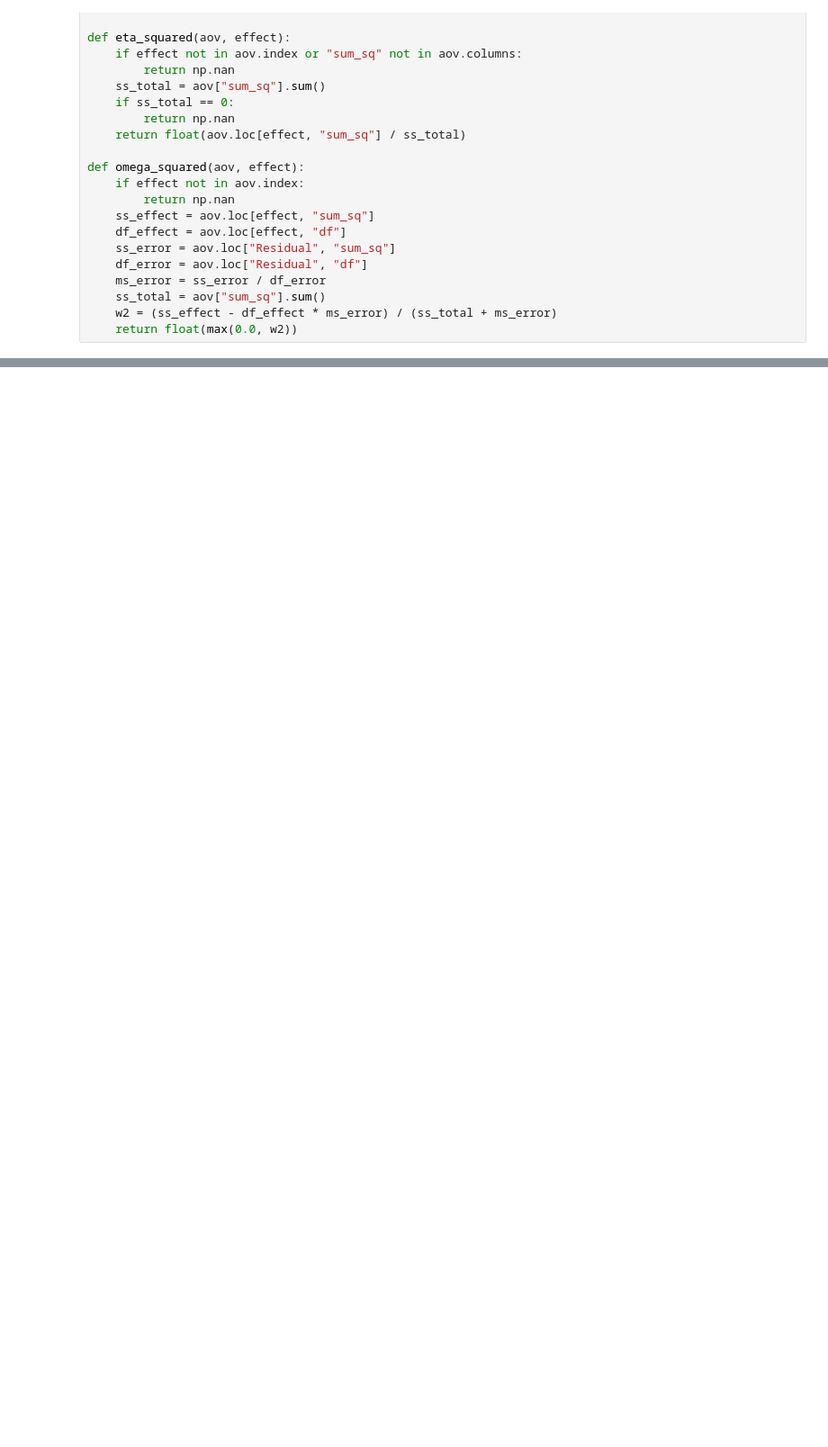
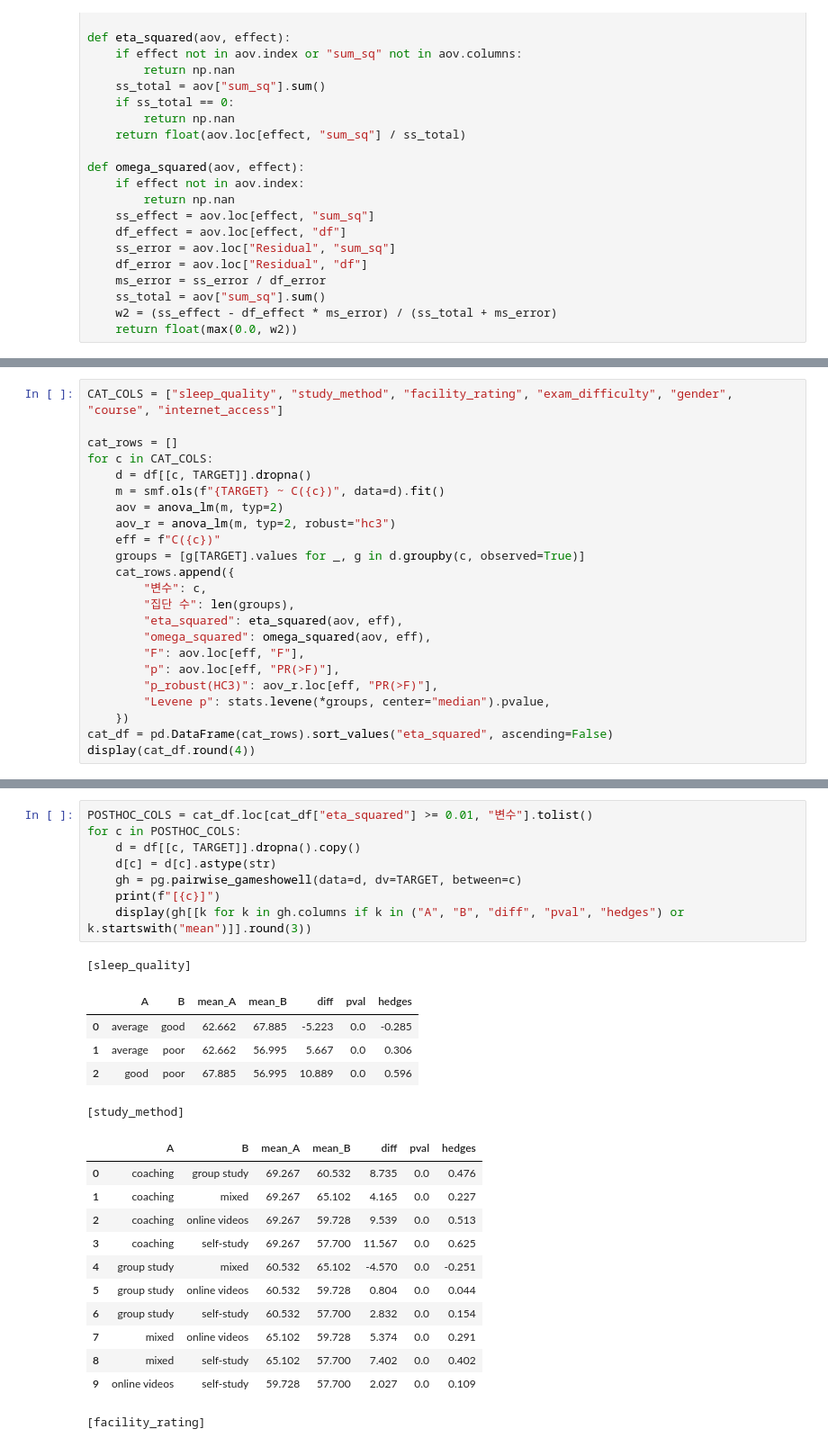
Before and after one commit to ikhyun00/Kaggle-Student-Score-Predict, a Jupyter notebook: Kaggle_시험점수예측_메인.ipynb, the cells around one changed output, grey strips where cells are left out. Shown at 90% size. Drawn from its saved outputs; the diff is of its cells as text; blank space fills up the shorter version.

```diff
--- a/Kaggle_시험점수예측_메인.ipynb
+++ b/Kaggle_시험점수예측_메인.ipynb
@@ -1213,0 +154,23 @@ group1 group2 meandiff p-adj   lower   upper  reject
+# %%
+CAT_COLS = ["sleep_quality", "study_method", "facility_rating", "exam_difficulty", "gender", "course", "internet_access"]
+
+cat_rows = []
+for c in CAT_COLS:
+    d = df[[c, TARGET]].dropna()
+    m = smf.ols(f"{TARGET} ~ C({c})", data=d).fit()
+    aov = anova_lm(m, typ=2)
+    aov_r = anova_lm(m, typ=2, robust="hc3")
+    eff = f"C({c})"
+    groups = [g[TARGET].values for _, g in d.groupby(c, observed=True)]
+    cat_rows.append({
+        "변수": c,
+        "집단 수": len(groups),
+        "eta_squared": eta_squared(aov, eff),
+        "omega_squared": omega_squared(aov, eff),
+        "F": aov.loc[eff, "F"],
+        "p": aov.loc[eff, "PR(>F)"],
+        "p_robust(HC3)": aov_r.loc[eff, "PR(>F)"],
+        "Levene p": stats.levene(*groups, center="median").pvalue,
+    })
+cat_df = pd.DataFrame(cat_rows).sort_values("eta_squared", ascending=False)
+display(cat_df.round(4))
@@ -1213,0 +212,27 @@ group1 group2 meandiff p-adj   lower   upper  reject
+# %%
+POSTHOC_COLS = cat_df.loc[cat_df["eta_squared"] >= 0.01, "변수"].tolist()
+for c in POSTHOC_COLS:
+    d = df[[c, TARGET]].dropna().copy()
+    d[c] = d[c].astype(str)
+    gh = pg.pairwise_gameshowell(data=d, dv=TARGET, between=c)
+    print(f"[{c}]")
+    display(gh[[k for k in gh.columns if k in ("A", "B", "diff", "pval", "hedges") or k.startswith("mean")]].round(3))
+# %% [output]
+[sleep_quality]
+|  | A | B | mean_A | mean_B | diff | pval | hedges |
+| 0 | average | good | 62.662 | 67.885 | -5.223 | 0.0 | -0.285 |
+| 1 | average | poor | 62.662 | 56.995 | 5.667 | 0.0 | 0.306 |
+| 2 | good | poor | 67.885 | 56.995 | 10.889 | 0.0 | 0.596 |
+[study_method]
+|  | A | B | mean_A | mean_B | diff | pval | hedges |
+| 0 | coaching | group study | 69.267 | 60.532 | 8.735 | 0.0 | 0.476 |
+| 1 | coaching | mixed | 69.267 | 65.102 | 4.165 | 0.0 | 0.227 |
+| 2 | coaching | online videos | 69.267 | 59.728 | 9.539 | 0.0 | 0.513 |
+| 3 | coaching | self-study | 69.267 | 57.700 | 11.567 | 0.0 | 0.625 |
+| 4 | group study | mixed | 60.532 | 65.102 | -4.570 | 0.0 | -0.251 |
+| 5 | group study | online videos | 60.532 | 59.728 | 0.804 | 0.0 | 0.044 |
+| 6 | group study | self-study | 60.532 | 57.700 | 2.832 | 0.0 | 0.154 |
+| 7 | mixed | online videos | 65.102 | 59.728 | 5.374 | 0.0 | 0.291 |
+| 8 | mixed | self-study | 65.102 | 57.700 | 7.402 | 0.0 | 0.402 |
+| 9 | online videos | self-study | 59.728 | 57.700 | 2.027 | 0.0 | 0.109 |
+[facility_rating]
```
Also changed, not shown: parts of 30 cells of this notebook, 2 other files.
